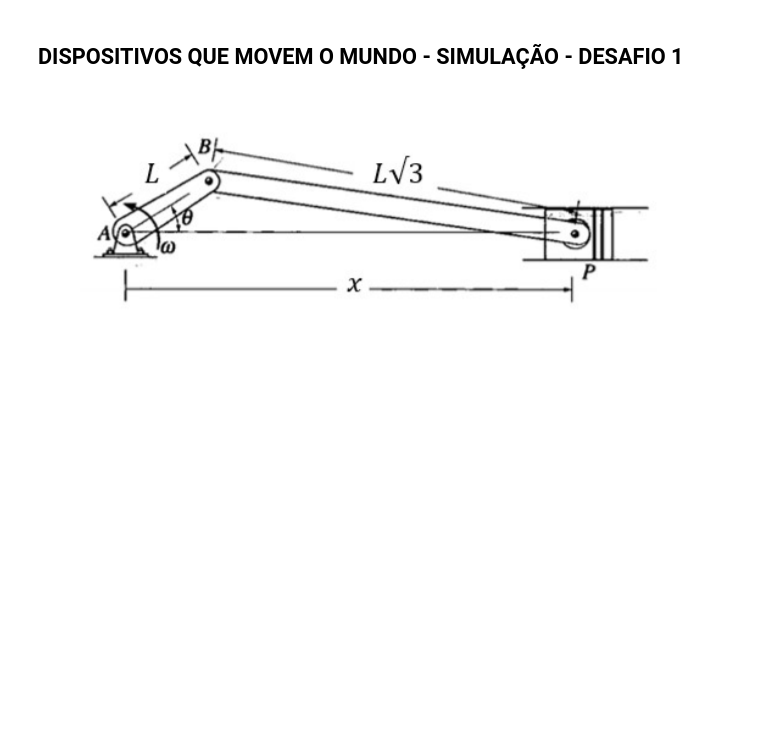
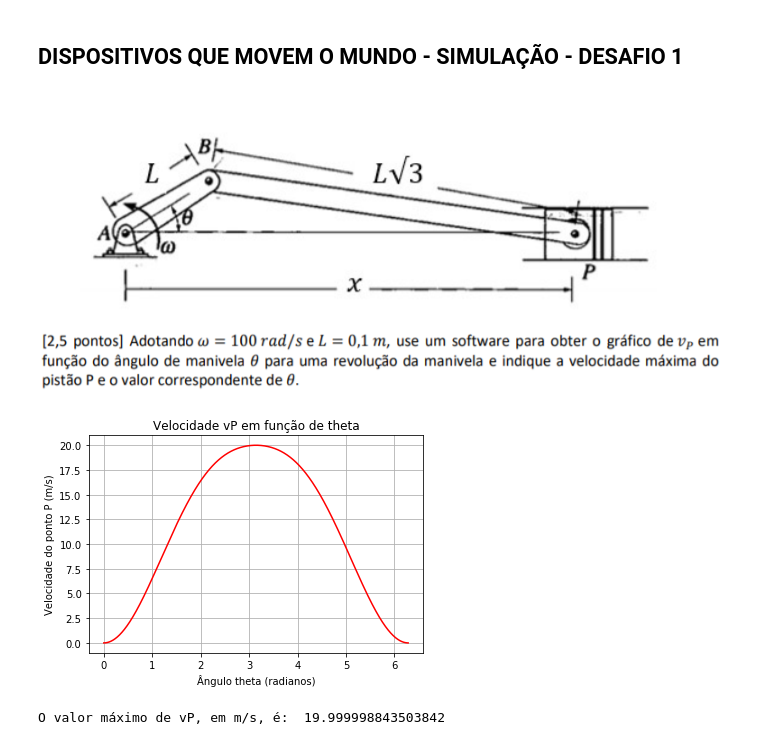
Before and after one commit to Evescovi10/Desafio1, a Jupyter notebook: Desafio 1/G1-Desafio1.ipynb, the cells around one changed output. Cells and saved outputs as stored; diff of their text form; code cells hidden in the pictures; blank space fills up the shorter version.

```diff
--- a/Desafio 1/G1-Desafio1.ipynb
+++ b/Desafio 1/G1-Desafio1.ipynb
@@ -3,11 +10,55 @@
 # %% [markdown]
 ![img1.PNG](attachment:img1.PNG)
+![img2.PNG](attachment:img2.PNG)
+# %%
+# Definindo parâmetros iniciais
+
+L0 = 0.1 #m
+w = 100 #rad/s
+
+# Listas com paarâmetros iniciais
+
+lista_parametros = [L0, w]
+lista_theta = np.arange(0,2*pi,0.001) # Para valores de theta
+lista_vP = [0]
+# %%
+# Definindo a equação do modelo
+
+def modelo(c0, x, n):
+    # Desmembrar as variáveis
+    L = c0[0]
+    w = c0[1]
+    theta = x[n]
+    # Equação do modelo
+    vP = w*L*sin(theta)+(w*L*sin(theta)*cos(theta))/(4-(cos(theta))**2)**0.5
+    # Retornar valores
+    return vP
+
+# Rodando a simulação
+
+delta_t = 0.001
+
+i = 0
+while i < len(t)-1:
+    dvPdt = modelo(lista_parametros, lista_theta, i)
+    lista_vP.append(lista_vP[i]+dvPdt*delta_t)
+    i = i+1
 # %%
 # Plotando a simulação das posições x e y ao longo do tempo na forma de gráfico
 
-#plt.plot(lista_pos_x1, lista_pos_y1, "r")
-#plt.xlabel("Trajetória em x (m)")
-#plt.ylabel("Trajetória em y (m)")
-#plt.grid(True)
-#plt.title("Trajetória")
-#plt.show()
+plt.plot(lista_theta, lista_vP, "r")
+plt.xlabel("Ângulo theta (radianos)")
+plt.ylabel("Velocidade do ponto P (m/s)")
+plt.grid(True)
+plt.title("Velocidade vP em função de theta")
+plt.show()
+# %% [output]
+[figure, added]
+# %%
+# Obtendo velocidade máxima de P
+
+vP_max = max(lista_vP)
+
+print("O valor máximo de vP, em m/s, é: ", vP_max)
+# %% [output]
+O valor máximo de vP, em m/s, é:  19.999998843503842
```
Also changed, not shown: parts of 1 cell of this notebook, 1 other file.
